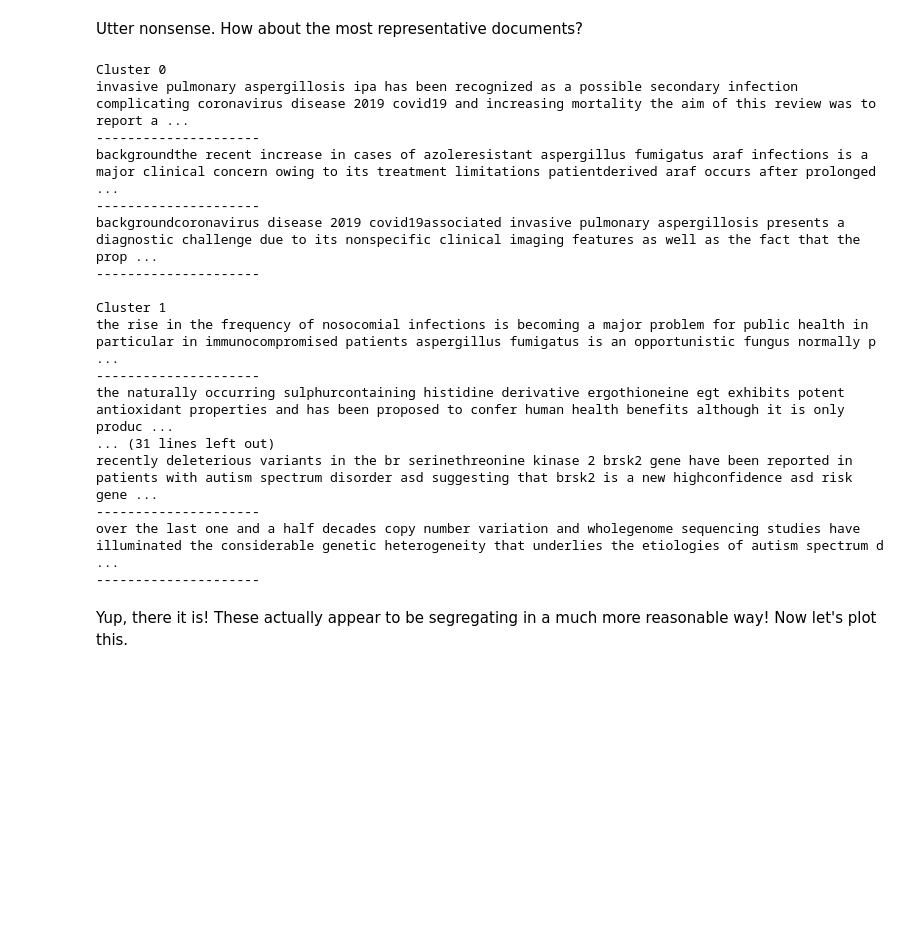
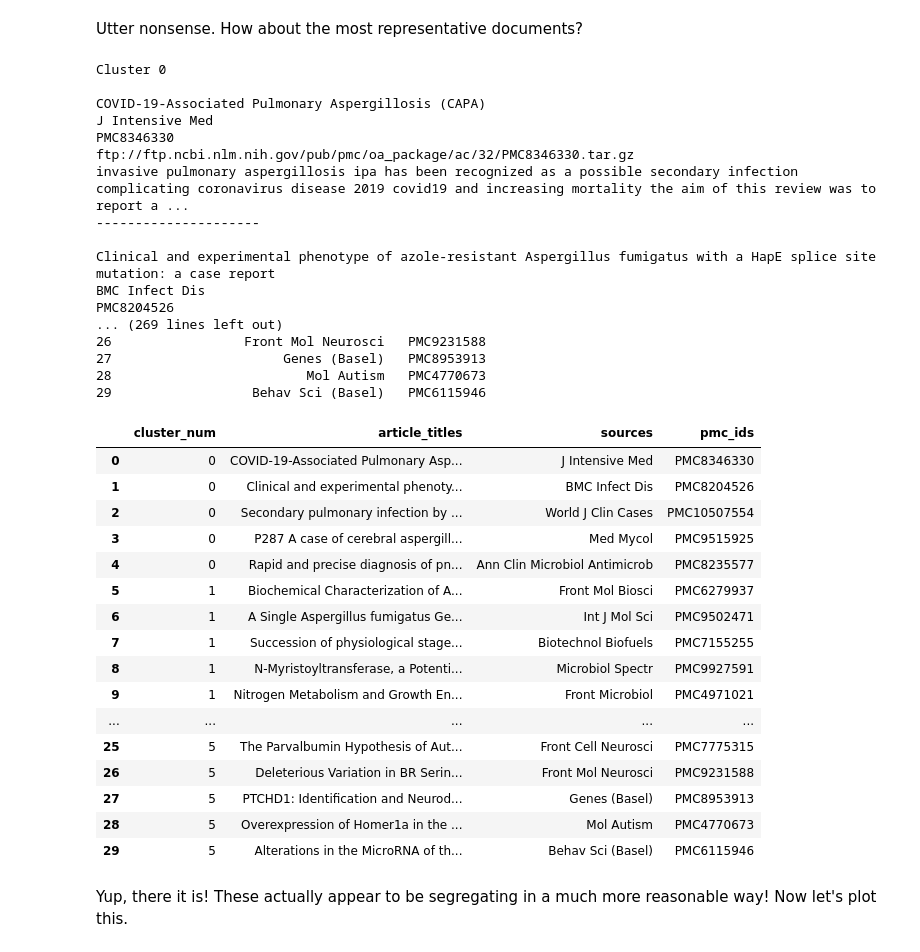
Before and after one commit to EthanDayley/asd-siloing-exploratory, a Jupyter notebook: data_analysis/validation.ipynb, the cells around one changed output. Saved outputs shown, nothing was run; the diff lists cells and outputs as text; code cells hidden in the pictures; blank space fills up the shorter version.

```diff
--- a/data_analysis/validation.ipynb
+++ b/data_analysis/validation.ipynb
@@ -389,33 +389,72 @@ Cluster 5: DNA_methylation_patterns Genetic_predisposition glial_tumors underlyi
 # %% [markdown]
 Utter nonsense. How about the most representative documents?
 # %%
+rd_clusters = []
+rd_titles = []
+rd_sources = []
+rd_pmc_ids = []
+
 for i in range(num_clusters):
     most_representative_docs = np.argsort(
         np.linalg.norm(all_we - clustering.cluster_centers_[i], axis=1)
     )
     print(f'Cluster {i}')
-    for d in most_representative_docs[:3]:
+    for d in most_representative_docs[:5]:
+        print()
+        print(articles.article_title[d])
+        print(articles.source[d])
+        print(articles.pmc_id[d])
+        print(articles.archive_href[d])
+        rd_clusters.append(i)
+        rd_titles.append(articles.article_title[d])
+        rd_sources.append(articles.source[d])
+        rd_pmc_ids.append(articles.pmc_id[d])
         print(abstracts[d])
         print('---------------------')
     print()
+
+rep_docs = pd.DataFrame({"cluster_num": rd_clusters,
+                         "article_titles": rd_titles,
+                         "sources": rd_sources,
+                         "pmc_ids": rd_pmc_ids})
 # %% [output]
 Cluster 0
+
+COVID-19-Associated Pulmonary Aspergillosis (CAPA)
+J Intensive Med
+PMC8346330
+ftp://ftp.ncbi.nlm.nih.gov/pub/pmc/oa_package/ac/32/PMC8346330.tar.gz
 invasive pulmonary aspergillosis ipa has been recognized as a possible secondary infection complicating coronavirus disease 2019 covid19 and increasing mortality the aim of this review was to report a ...
 ---------------------
-backgroundthe recent increase in cases of azoleresistant aspergillus fumigatus araf infections is a major clinical concern owing to its treatment limitations patientderived araf occurs after prolonged ...
----------------------
-backgroundcoronavirus disease 2019 covid19associated invasive pulmonary aspergillosis presents a diagnostic challenge due to its nonspecific clinical imaging features as well as the fact that the prop ...
----------------------
 
-Cluster 1
-the rise in the frequency of nosocomial infections is becoming a major problem for public health in particular in immunocompromised patients aspergillus fumigatus is an opportunistic fungus normally p ...
----------------------
-the naturally occurring sulphurcontaining histidine derivative ergothioneine egt exhibits potent antioxidant properties and has been proposed to confer human health benefits although it is only produc ...
-... (31 lines left out)
-recently deleterious variants in the br serinethreonine kinase 2 brsk2 gene have been reported in patients with autism spectrum disorder asd suggesting that brsk2 is a new highconfidence asd risk gene ...
----------------------
-over the last one and a half decades copy number variation and wholegenome sequencing studies have illuminated the considerable genetic heterogeneity that underlies the etiologies of autism spectrum d ...
----------------------
+Clinical and experimental phenotype of azole-resistant Aspergillus fumigatus with a HapE splice site mutation: a case report
+BMC Infect Dis
+PMC8204526
+... (269 lines left out)
+26                 Front Mol Neurosci   PMC9231588
+27                      Genes (Basel)   PMC8953913
+28                         Mol Autism   PMC4770673
+29                  Behav Sci (Basel)   PMC6115946
+# %%
+rep_docs
+# %% [output]
+|  | cluster_num | article_titles | sources | pmc_ids |
+| 0 | 0 | COVID-19-Associated Pulmonary Asp... | J Intensive Med | PMC8346330 |
+| 1 | 0 | Clinical and experimental phenoty... | BMC Infect Dis | PMC8204526 |
+| 2 | 0 | Secondary pulmonary infection by ... | World J Clin Cases | PMC10507554 |
+| 3 | 0 | P287 A case of cerebral aspergill... | Med Mycol | PMC9515925 |
+| 4 | 0 | Rapid and precise diagnosis of pn... | Ann Clin Microbiol Antimicrob | PMC8235577 |
+| 5 | 1 | Biochemical Characterization of A... | Front Mol Biosci | PMC6279937 |
+| 6 | 1 | A Single Aspergillus fumigatus Ge... | Int J Mol Sci | PMC9502471 |
+| 7 | 1 | Succession of physiological stage... | Biotechnol Biofuels | PMC7155255 |
+| 8 | 1 | N-Myristoyltransferase, a Potenti... | Microbiol Spectr | PMC9927591 |
+| 9 | 1 | Nitrogen Metabolism and Growth En... | Front Microbiol | PMC4971021 |
+| ... | ... | ... | ... | ... |
+| 25 | 5 | The Parvalbumin Hypothesis of Aut... | Front Cell Neurosci | PMC7775315 |
+| 26 | 5 | Deleterious Variation in BR Serin... | Front Mol Neurosci | PMC9231588 |
+| 27 | 5 | PTCHD1: Identification and Neurod... | Genes (Basel) | PMC8953913 |
+| 28 | 5 | Overexpression of Homer1a in the ... | Mol Autism | PMC4770673 |
+| 29 | 5 | Alterations in the MicroRNA of th... | Behav Sci (Basel) | PMC6115946 |
 # %% [markdown]
 Yup, there it is!
 These actually appear to be segregating in a much more reasonable way!
```
Also changed, not shown: parts of 1 cell of this notebook, 1 other file.
